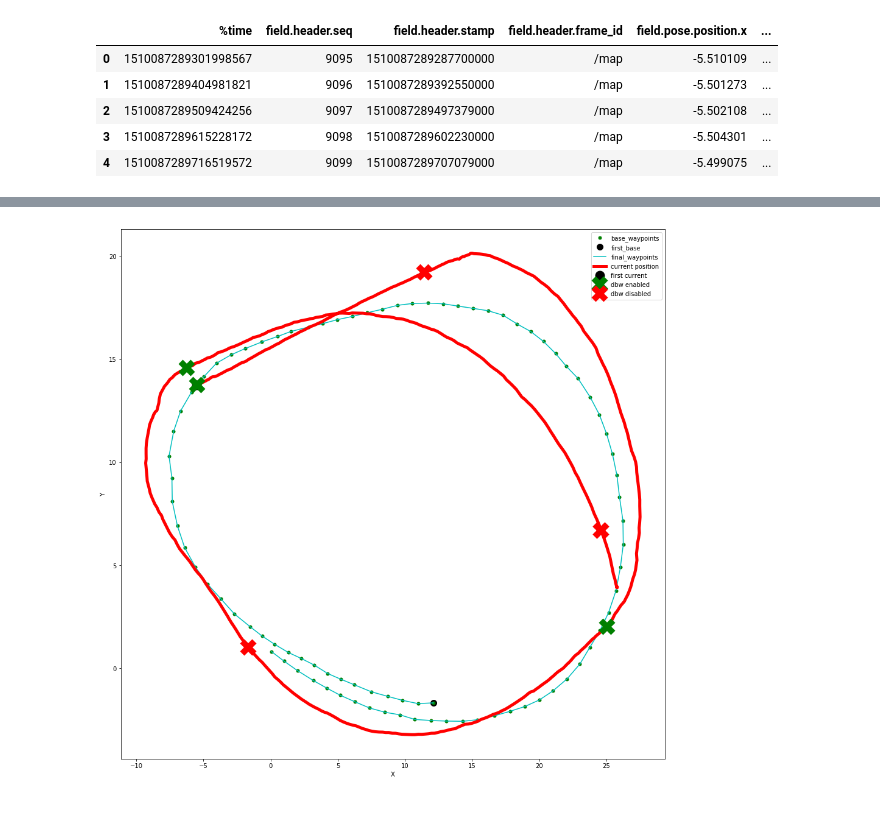
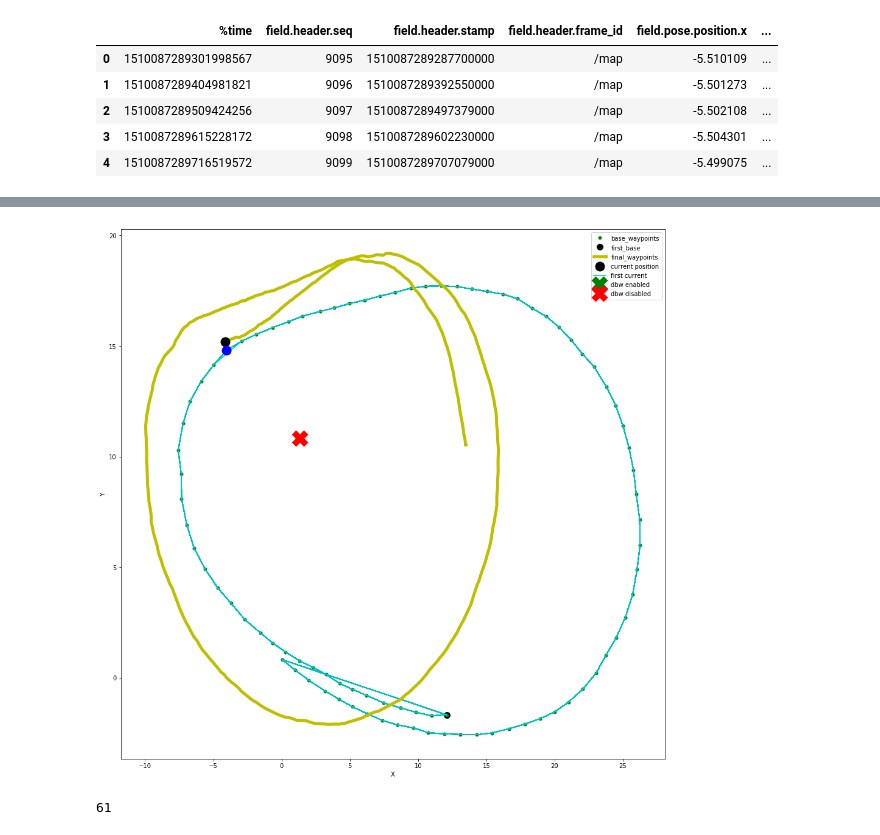
Before and after one commit to andre-froehlich/CarND-Capstone, a Jupyter notebook: data/AnalyzeThirdSubmission.ipynb, the cells around one changed output, grey strips where cells are left out. Saved outputs shown, nothing was run; the diff lists cells and outputs as text; code cells hidden in the pictures.

```diff
--- a/data/AnalyzeThirdSubmission.ipynb
+++ b/data/AnalyzeThirdSubmission.ipynb
@@ -46,6 +134,6 @@ for idx, wp in base_waypoints.iteritems():
 # %%
-current_pose = pd.read_csv('../../third/topics/bagfile-_current_pose.csv')
-current_pose.head()
+current_pose_3 = pd.read_csv('../../third/topics/bagfile-_current_pose.csv')
+current_pose_3.head()
 # %% [output]
 |  | %time | field.header.seq | field.header.stamp | field.header.frame_id | field.pose.position.x | ... |
 | 0 | 1510087289301998567 | 9095 | 1510087289287700000 | /map | -5.510109 | ... |
@@ -53,3 +141,17 @@ current_pose.head()
 | 2 | 1510087289509424256 | 9097 | 1510087289497379000 | /map | -5.502108 | ... |
 | 3 | 1510087289615228172 | 9098 | 1510087289602230000 | /map | -5.504301 | ... |
 | 4 | 1510087289716519572 | 9099 | 1510087289707079000 | /map | -5.499075 | ... |
+# %%
+current_xs_3 = list()
+current_ys_3 = list()
+for row_idx, row in current_pose_3.iterrows():
+    for col_idx, item in row.iteritems():
+        if "position" in col_idx:
+            axis = col_idx.split(".")[-1]
+            if axis == 'x':
+                current_xs_3.append(item)
+            if axis == 'y':
+                current_ys_3.append(item)
+# %%
+current_pose = pd.read_csv('../../fourth/current_pose.csv')
+current_pose.head()
@@ -61,28 +170,33 @@ for row_idx, row in current_pose.iterrows():
         if "position" in col_idx:
             axis = col_idx.split(".")[-1]
             if axis == 'x':
-                current_xs.append(item)
+                current_xs.append(item+3)
             if axis == 'y':
-                current_ys.append(item)
+                current_ys.append(item-1)
 # %%
 dbw_disabled_x, dbw_disabled_y = [11.4271707535, 24.612859726, -1.64931535721, 24.612859726], [19.2077579498, 6.67189359665, 1.00634908676, 6.67189359665]
 dbw_enabled_x, dbw_enabled_y = [-5.48328542709, 25.0346069336, -6.22795438766], [13.7435131073, 2.02203655243, 14.5692100525]
 # %%
 plt.rcParams["figure.figsize"] = [16, 16]
 p1 = plt.plot([xs[0]], [ys[0]], 'ko', ms=10.0)
 p2 = plt.plot(xs, ys, 'go', ms=5.)
-p4 = plt.plot(final_xs, final_ys, 'c', ms=5.0)
-p5 = plt.plot(current_xs, current_ys, 'r', lw=5.0)
-p3 = plt.plot([current_xs[0]], [current_ys[0]], 'ko', ms=15.0)
-p6 = plt.plot(dbw_enabled_x, dbw_enabled_y, 'gx', ms=20.0, mew=10.0)
-p7 = plt.plot(dbw_disabled_x, dbw_disabled_y, 'rx', ms=20.0, mew=10.0)
+p3 = plt.plot(final_xs, final_ys, 'c', ms=5.0)
+p4 = plt.plot(current_xs, current_ys, 'y', lw=5.0)
+p5 = plt.plot([current_xs[0]], [current_ys[0]], 'ko', ms=15.0)
+# p6 = plt.plot(xs_3, ys_3, 'bo', ms=5.)
+# p7 = plt.plot(final_xs_3, final_ys_3, 'k', ms=5.0)
+# p8 = plt.plot(current_xs_3, current_ys_3, 'r', lw=5.0)
+# p9 = plt.plot([current_xs_3[0]], [current_ys_3[0]], 'ko', ms=15.0)
+p10 = plt.plot([final_xs[0]], [final_ys[0]], 'bo', ms=15.0)
+# p6 = plt.plot([xs[26]], [ys[26]], 'gx', ms=20.0, mew=10.0)
+p7 = plt.plot([1.3549], [10.8159], 'rx', ms=20.0, mew=10.0)
 plt.xlabel("X", fontsize=10)
 plt.ylabel("Y", fontsize=10)
 plt.legend((p2[0], p1[0], p4[0], p5[0], p3[0], p6[0], p7[0]), ('base_waypoints', 'first_base', 'final_waypoints', 'current position', 'first current', 'dbw enabled', 'dbw disabled'), loc=0)
 plt.savefig("../imgs/third_waypoints.png")
 plt.show()
 # %% [output]
-[figure, old version]
+[figure, new version]
 # %%
 church_xs = list()
 church_ys = list()
@@ -107,2 +250,6 @@ with open('./wp_yaw_const.csv') as f:
+# %%
+len(church_xs)
+# %% [output]
+61
 # %%
 plt.rcParams["figure.figsize"] = [16, 16]
```
Also changed, not shown: parts of 19 cells of this notebook, 11 other files.
